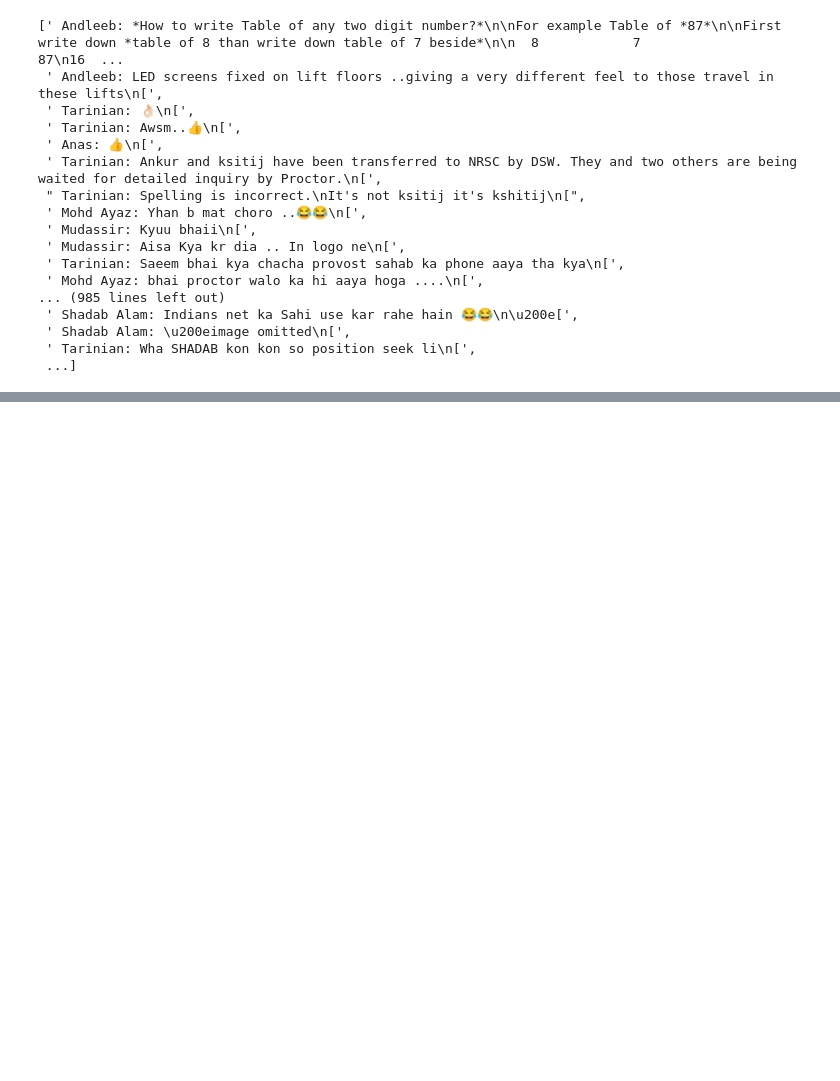
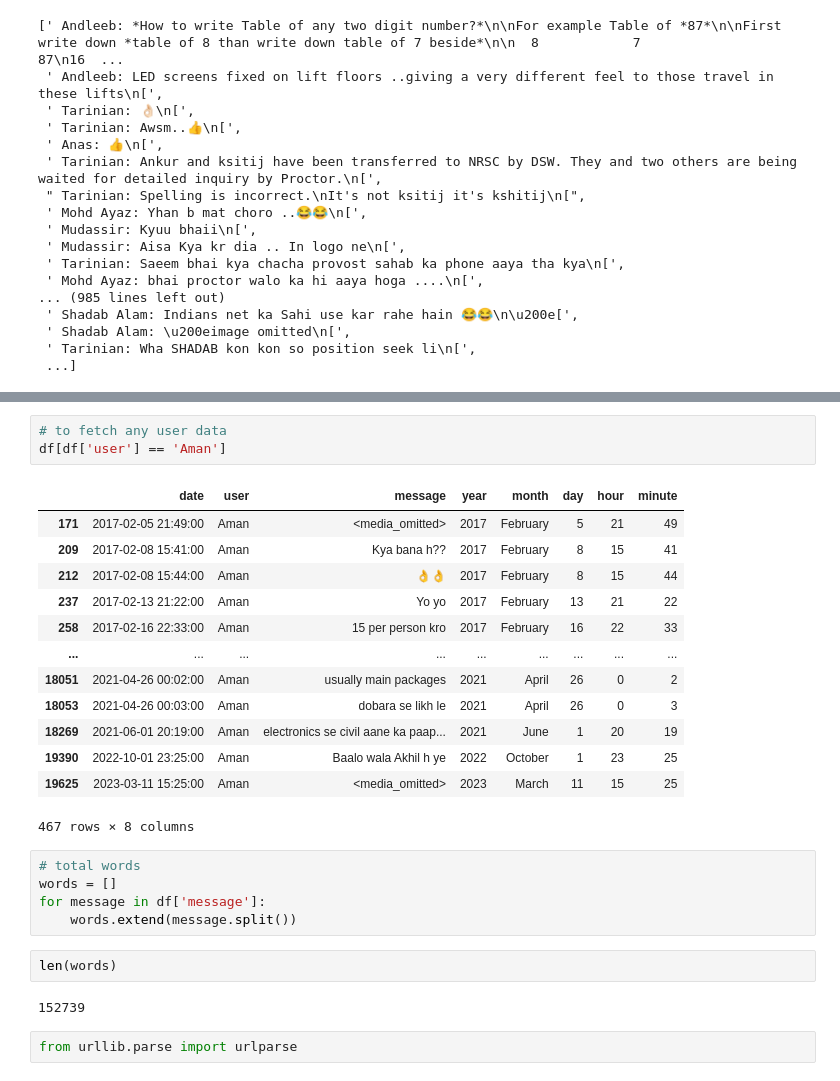
Before and after one commit to amanbhatt97/Whatsapp-Chat-Analysis, a Jupyter notebook: chat-analysis.ipynb, the cells around one changed output, grey strips where cells are left out. Saved outputs shown, nothing was run; the diff lists cells and outputs as text; blank space fills up the shorter version.

```diff
--- a/chat-analysis.ipynb
+++ b/chat-analysis.ipynb
@@ -142,0 +233,28 @@ df
+# %%
+# to fetch any user data
+df[df['user'] == 'Aman']
+# %% [output]
+|  | date | user | message | year | month | day | hour | minute |
+| 171 | 2017-02-05 21:49:00 | Aman | <media_omitted> | 2017 | February | 5 | 21 | 49 |
+| 209 | 2017-02-08 15:41:00 | Aman | Kya bana h?? | 2017 | February | 8 | 15 | 41 |
+| 212 | 2017-02-08 15:44:00 | Aman | 👌👌 | 2017 | February | 8 | 15 | 44 |
+| 237 | 2017-02-13 21:22:00 | Aman | Yo yo | 2017 | February | 13 | 21 | 22 |
+| 258 | 2017-02-16 22:33:00 | Aman | 15 per person kro | 2017 | February | 16 | 22 | 33 |
+| ... | ... | ... | ... | ... | ... | ... | ... | ... |
+| 18051 | 2021-04-26 00:02:00 | Aman | usually main packages | 2021 | April | 26 | 0 | 2 |
+| 18053 | 2021-04-26 00:03:00 | Aman | dobara se likh le | 2021 | April | 26 | 0 | 3 |
+| 18269 | 2021-06-01 20:19:00 | Aman | electronics se civil aane ka paap... | 2021 | June | 1 | 20 | 19 |
+| 19390 | 2022-10-01 23:25:00 | Aman | Baalo wala Akhil h ye | 2022 | October | 1 | 23 | 25 |
+| 19625 | 2023-03-11 15:25:00 | Aman | <media_omitted> | 2023 | March | 11 | 15 | 25 |
+467 rows × 8 columns
+# %%
+# total words
+words = []
+for message in df['message']:
+    words.extend(message.split())
+# %%
+len(words)
+# %% [output]
+152739
+# %%
+from urllib.parse import urlparse
```
Also changed, not shown: parts of 24 cells of this notebook, 9 other files.
